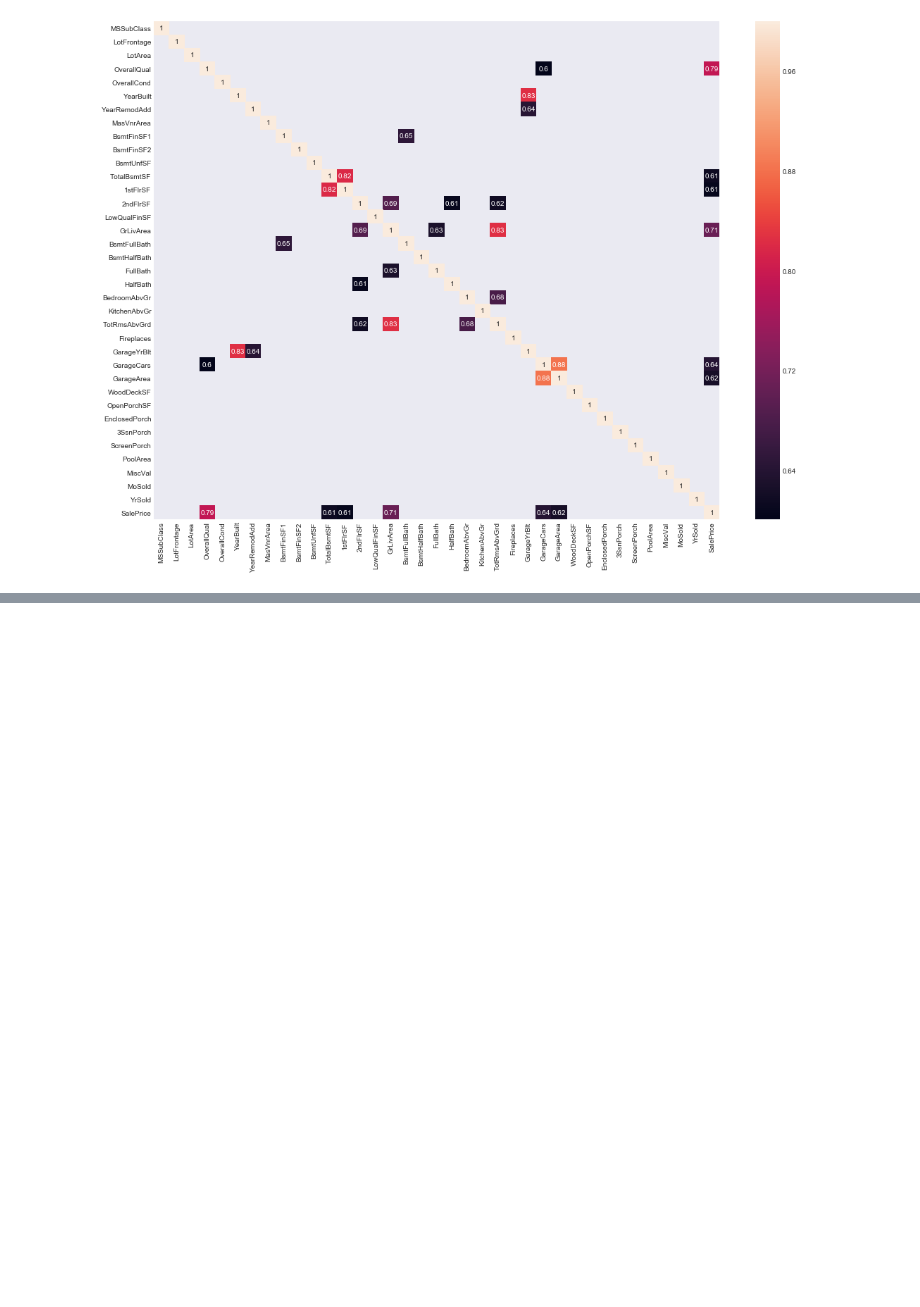
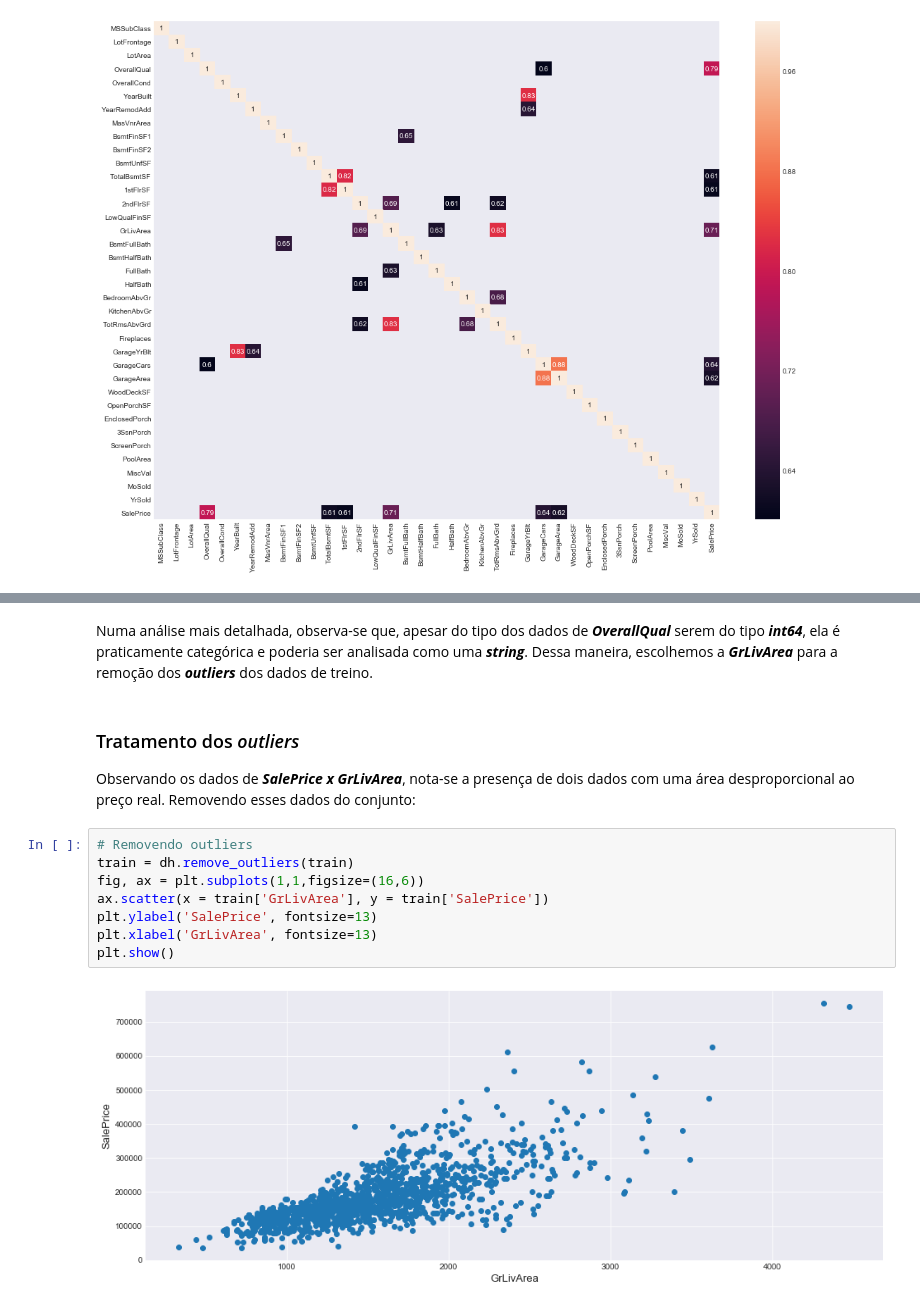
Before and after one commit to lschlee/ames-houseprices-regression, a Jupyter notebook: caderno-aprendizado-de-maquina.ipynb, the cells around one changed output, grey strips where cells are left out. Drawn from its saved outputs; the diff is of its cells as text; blank space fills up the shorter version.

```diff
--- a/caderno-aprendizado-de-maquina.ipynb
+++ b/caderno-aprendizado-de-maquina.ipynb
@@ -84,0 +96,16 @@ np.log1p(train["SalePrice"])
+# %% [markdown]
+Numa análise mais detalhada, observa-se que, apesar do tipo dos dados de ***OverallQual*** serem do tipo ***int64***, ela é praticamente categórica e poderia ser analisada como uma ***string***. Dessa maneira, escolhemos a ***GrLivArea*** para a remoção dos ***outliers*** dos dados de treino.
+# %% [markdown]
+### Tratamento dos *outliers* ###
+
+Observando os dados de ***SalePrice x GrLivArea***, nota-se a presença de dois dados com uma área desproporcional ao preço real. Removendo esses dados do conjunto:
+# %%
+# Removendo outliers
+train = dh.remove_outliers(train)
+fig, ax = plt.subplots(1,1,figsize=(16,6))
+ax.scatter(x = train['GrLivArea'], y = train['SalePrice'])
+plt.ylabel('SalePrice', fontsize=13)
+plt.xlabel('GrLivArea', fontsize=13)
+plt.show()
+# %% [output]
+[figure, added]
```
Also changed, not shown: parts of 4 cells of this notebook.
